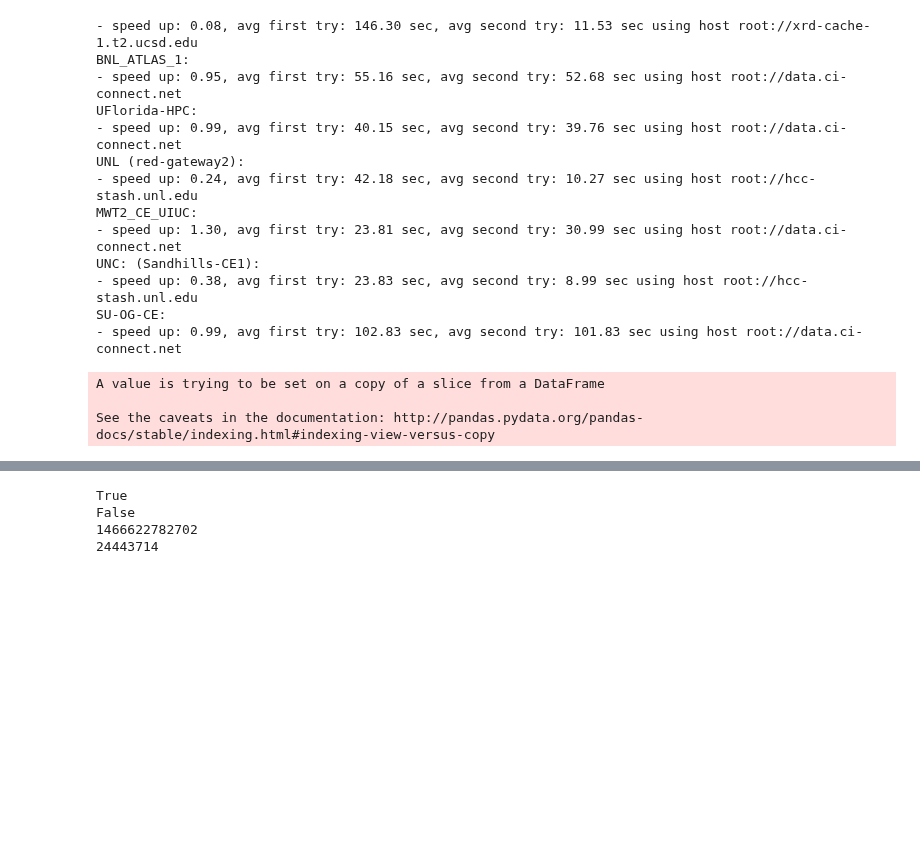
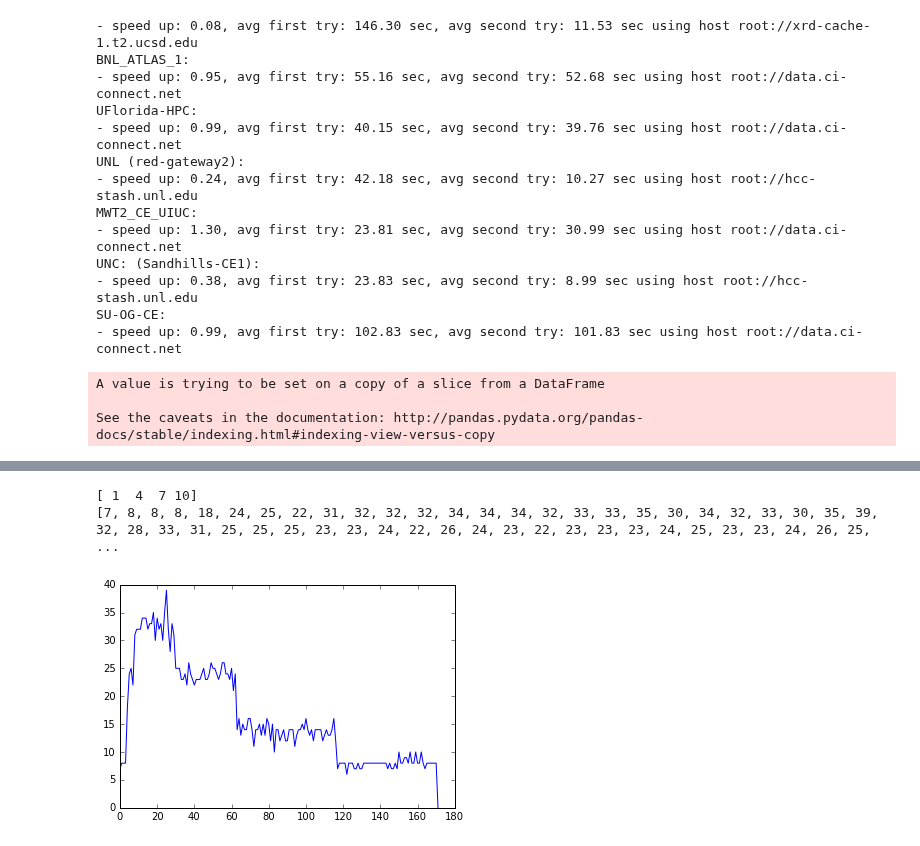
Before and after one commit to ATLAS-Analytics/AnalyticsNotebooks, a Jupyter notebook: Tony/Speed-up Analysis.ipynb, the cells around one changed output, grey strips where cells are left out. Cells and saved outputs as stored; diff of their text form; code cells hidden in the pictures; blank space fills up the shorter version.

```diff
--- a/Tony/Speed-up Analysis.ipynb
+++ b/Tony/Speed-up Analysis.ipynb
@@ -295,15 +288,36 @@ tru
-# %%
-print (np.less(1,2))
-print (np.less(df['begin'].iloc[1],x[1]))
-print (df['begin'].iloc[1])
-print (x[1])
-
-if np.less(df_site['begin'].iloc[j],x[i]) and np.less(x[i],df_site['timestamp'].iloc[j]):
-
-    1466622721000,
-                  "lte": 1466674003000,
-# %% [output]
-True
-False
-1466622782702
-24443714
+# %%
+#print (np.less(1,2))
+#print (np.less(df['begin'].iloc[1],x[1]))
+#print (df['begin'].iloc[1])
+
+y=np.arange(1, 11, 3)
+print (y)
+
+#plt.plot(nJobs)
+#plt.ylabel('Count')
+#plt.show()
+x2=np.arange(1466622525311, 1466674003001, 30000*10)
+nJobs2=[0]*len(x2)
+p=0
+count=0
+cSum=0
+for i in range(len(x)):
+        #print (p)
+       # print (count)
+        cSum=cSum+nJobs[i]
+        count=count+1
+        #print (cSum)
+        if count==10:
+            nJobs2[p]=cSum
+            p=p+1
+            count=0
+            cSum=0
+print (nJobs2)
+
+plt.plot(nJobs2)
+#plt.ylabel('Count')
+plt.show()
+# %% [output]
+[ 1  4  7 10]
+[7, 8, 8, 8, 18, 24, 25, 22, 31, 32, 32, 32, 34, 34, 34, 32, 33, 33, 35, 30, 34, 32, 33, 30, 35, 39, 32, 28, 33, 31, 25, 25, 25, 23, 23, 24, 22, 26, 24, 23, 22, 23, 23, 23, 24, 25, 23, 23, 24, 26, 25, ...
+[figure, added]
```
Also changed, not shown: parts of 4 cells of this notebook, 4 other files.
